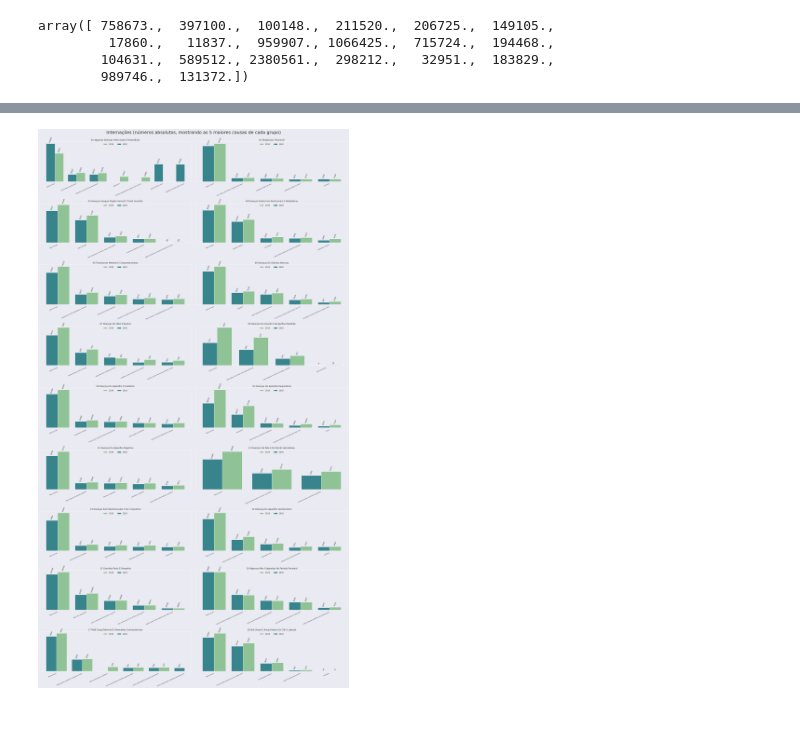
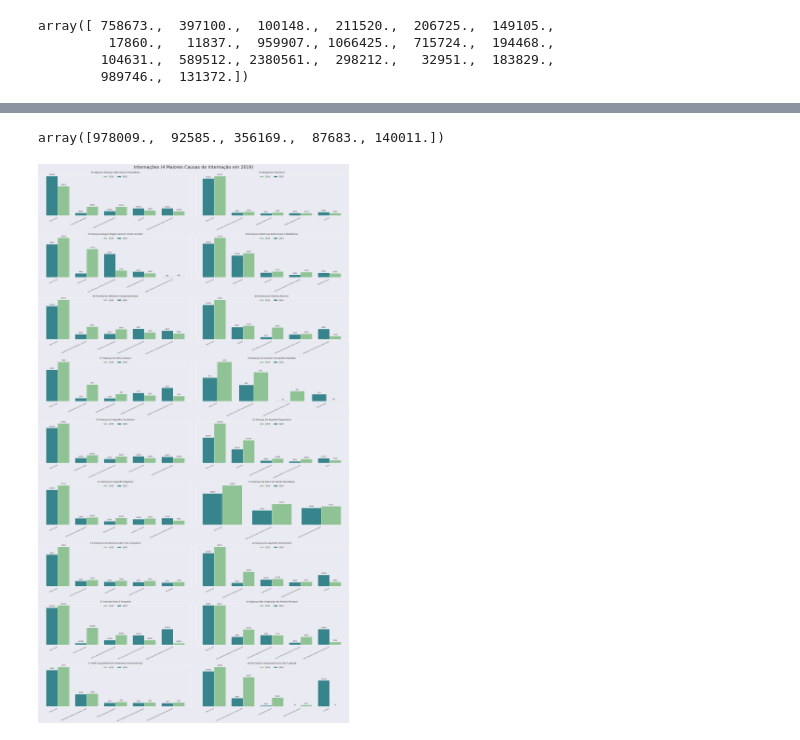
Before and after one commit to pedrohortencio/covid-brasil, a Jupyter notebook: Plot_SUS.ipynb, the cells around one changed output, grey strips where cells are left out. Drawn from its saved outputs; the diff is of its cells as text; code cells hidden in the pictures.

```diff
--- a/Plot_SUS.ipynb
+++ b/Plot_SUS.ipynb
@@ -51,3 +68,7 @@ grupos_cid = list(df_2019.index.get_level_values(0).unique()[:-1])
+# %%
+df_2020.loc[grupos_cid[index]][df_2020.loc[grupos_cid[index]]["Lista Morb  CID-10"].isin(df_2019.loc[grupos_cid[index]].nlargest(5, columns=['Internações'])['Lista Morb  CID-10'].values)]['Internações'].values
+# %% [output]
+array([978009.,  92585., 356169.,  87683., 140011.])
 # %%
 fig, ax = plt.subplots(nrows=9, ncols=2, figsize=(25,45))
 fig.patch.set_facecolor('#eaeaf2')  # set the background color of the plot to match the seaborn theme
@@ -60,8 +81,8 @@ for row in ax:
         rects1 = ax.bar(df_2019.loc[grupos_cid[index]].nlargest(5, columns=['Internações'])['Lista Morb  CID-10'].values,
                         df_2019.loc[grupos_cid[index]].nlargest(5, columns=['Internações'])['Internações'].values,
                         width,align='edge', color = '#8FC294', label='2019')
-        rects2 = ax.bar(df_2020.loc[grupos_cid[index]].nlargest(5, columns=['Internações'])['Lista Morb  CID-10'].values,
-                        df_2020.loc[grupos_cid[index]].nlargest(5, columns=['Internações'])['Internações'].values,
+        rects2 = ax.bar(df_2019.loc[grupos_cid[index]].nlargest(5, columns=['Internações'])['Lista Morb  CID-10'].values,
+                        df_2020.loc[grupos_cid[index]][df_2020.loc[grupos_cid[index]]["Lista Morb  CID-10"].isin(df_2019.loc[grupos_cid[index]].nlargest(5, columns=['Internações'])['Lista Morb  CID-10'].values)]['Internações'].values,
                         -width, align='edge', color = '#37848C', label='2020')
 
         for r1, r2 in zip(rects1.patches, rects2.patches):
@@ -75,37 +96,37 @@ for row in ax:
                             xy=(r1.get_x() + r1.get_width() / 2, h1),
                             xytext=(0, 4),  # 3 points vertical offset
                             textcoords="offset points",
-                            rotation=70,
+                            rotation=0,
                             fontsize = 8,
                             ha='center', va='bottom')
             ax.annotate('{:.0f}'.format(percent2),
                             xy=(r2.get_x() + r2.get_width() / 2, h2),
                             xytext=(0, 4),  # 3 points vertical offset
                             textcoords="offset points",
-                            rotation=70,
+                            rotation=0,
                             fontsize = 8,
                             ha='center', va='bottom')
             plt.box(False)  # disable the box around the plot
             ax.grid(False)  # disable the grid
             ax.set_yticks([])   # disable the y ticks
             ax.tick_params(axis='x', which='major', labelsize=7, labelrotation=25)
 
             for tick in ax.xaxis.get_majorticklabels():
                 tick.set_horizontalalignment("right")
 
             ax.title.set_text(grupos_cid[index])
             ax.legend(frameon=False, loc='upper center', ncol=2)
         index+=1
 
 
 
 
 #plt.legend(frameon=False, loc='upper center', ncol=2)
 #plt.tight_layout()
 plt.rcParams['figure.constrained_layout.use'] = True
-fig.suptitle("Internações (números absolutos, mostrando as 5 maiores causas de cada grupo)", fontsize=25)
+fig.suptitle("Internações (4 Maiores Causas de Internação em 2019)", fontsize=25)
 plt.savefig("internacoes-comparacao2019-2020.png", bbox_inches='tight', dpi=100)
 
 plt.show();
 # %% [output]
-[figure, old version]
+[figure, new version]
```
Also changed, not shown: parts of 3 cells of this notebook.
